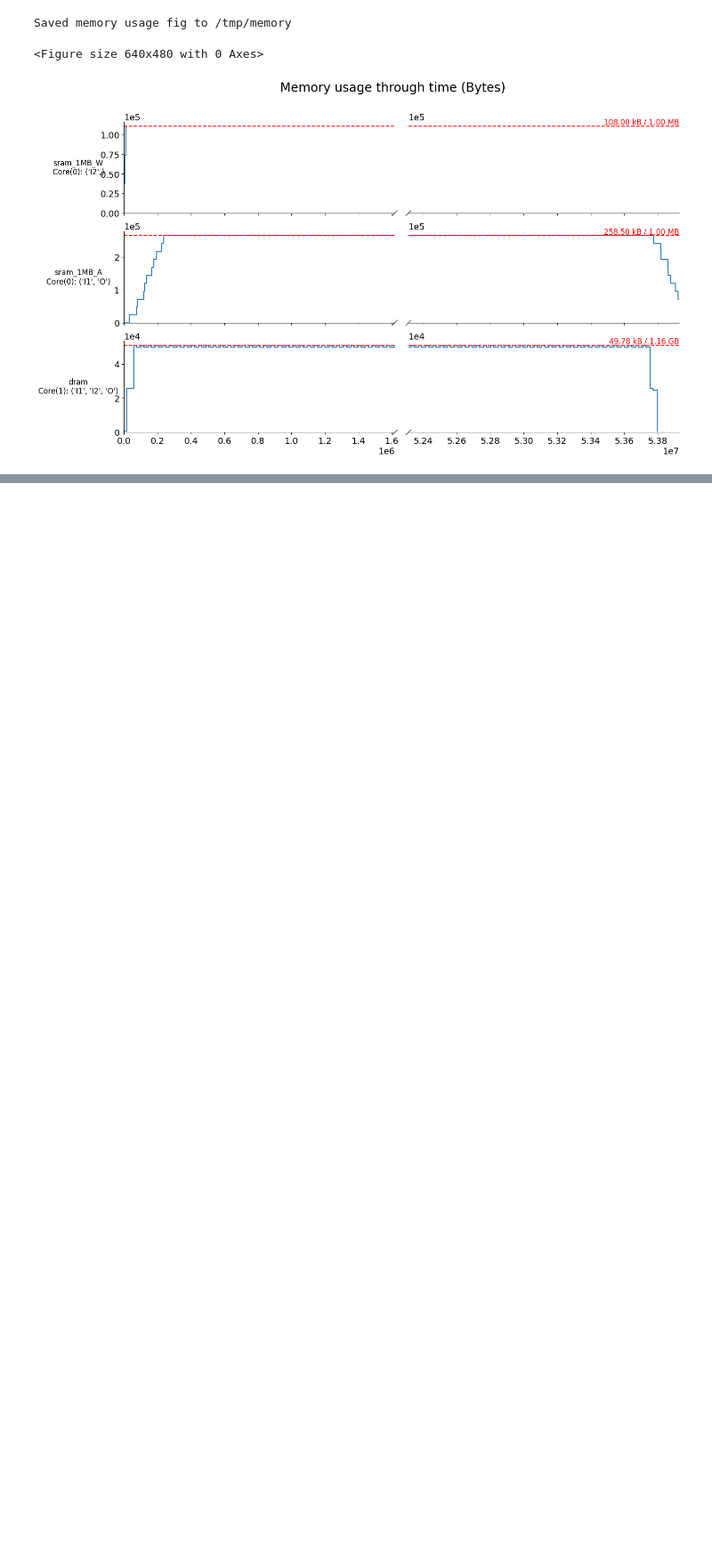
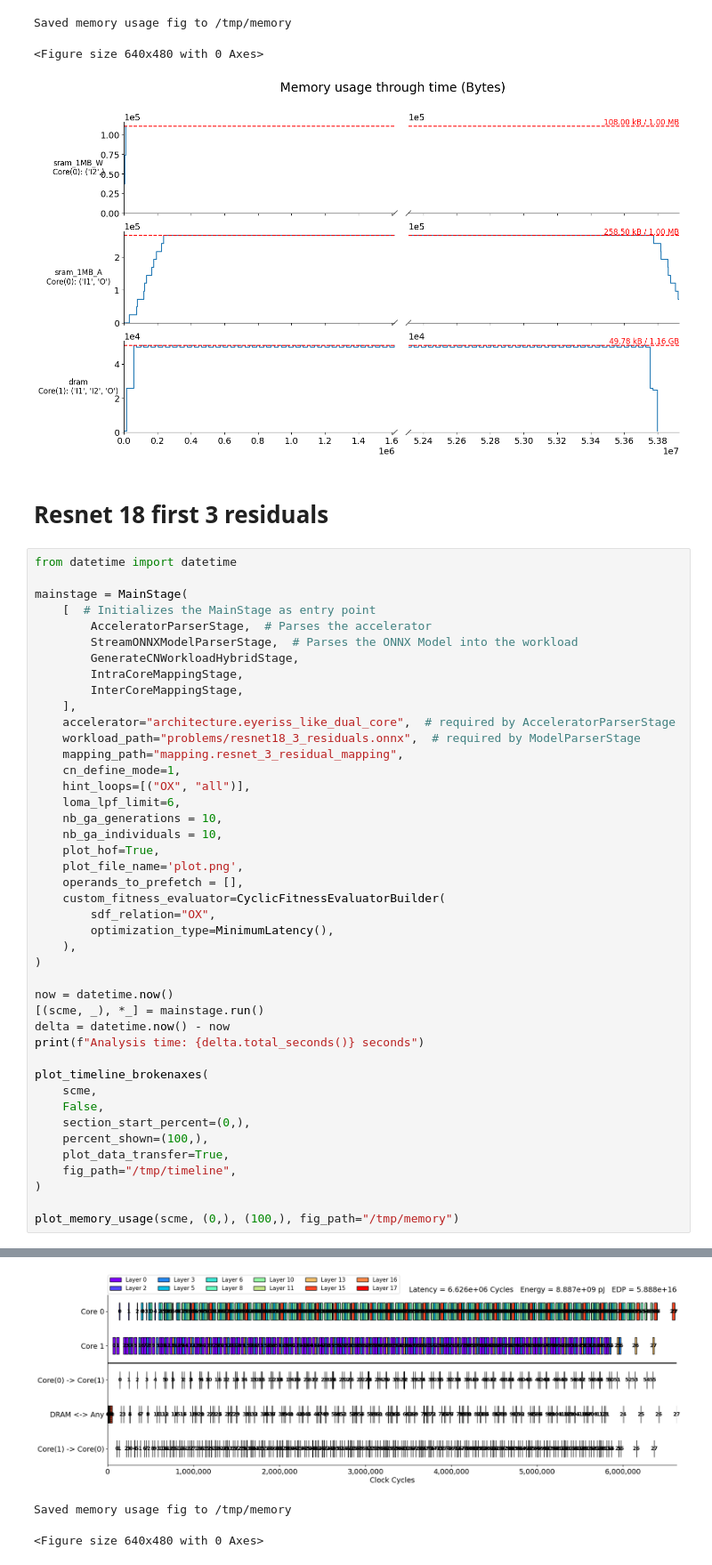
Before and after one commit to Andful/cyclic-scheduling-fitness-evaluator, a Jupyter notebook: example/CyclicScheduler.ipynb, the cells around one changed output, grey strips where cells are left out. Shown at 89% size. Cells and saved outputs as stored; diff of their text form; blank space fills up the shorter version.

Commit message:
add resnet example

```diff
--- a/example/CyclicScheduler.ipynb
+++ b/example/CyclicScheduler.ipynb
@@ -136,3 +136,49 @@ Analysis time: 50.521731 seconds
 Saved memory usage fig to /tmp/memory
 <Figure size 640x480 with 0 Axes>
 [figure]
+# %% [markdown]
+# Resnet 18 first 3 residuals
+# %%
+from datetime import datetime
+
+mainstage = MainStage(
+    [  # Initializes the MainStage as entry point
+        AcceleratorParserStage,  # Parses the accelerator
+        StreamONNXModelParserStage,  # Parses the ONNX Model into the workload
+        GenerateCNWorkloadHybridStage,
+        IntraCoreMappingStage,
+        InterCoreMappingStage,
+    ],
+    accelerator="architecture.eyeriss_like_dual_core",  # required by AcceleratorParserStage
+    workload_path="problems/resnet18_3_residuals.onnx",  # required by ModelParserStage
+    mapping_path="mapping.resnet_3_residual_mapping",
+    cn_define_mode=1,
+    hint_loops=[("OX", "all")],
+    loma_lpf_limit=6,
+    nb_ga_generations = 10,
+    nb_ga_individuals = 10,
+    plot_hof=True,
+    plot_file_name='plot.png',
+    operands_to_prefetch = [],
+    custom_fitness_evaluator=CyclicFitnessEvaluatorBuilder(
+        sdf_relation="OX",
+        optimization_type=MinimumLatency(),
+    ),
+)
+
+now = datetime.now()
+[(scme, _), *_] = mainstage.run()
+delta = datetime.now() - now
+print(f"Analysis time: {delta.total_seconds()} seconds")
+
+plot_timeline_brokenaxes(
+    scme,
+    False,
+    section_start_percent=(0,),
+    percent_shown=(100,),
+    plot_data_transfer=True,
+    fig_path="/tmp/timeline",
+)
+
+plot_memory_usage(scme, (0,), (100,), fig_path="/tmp/memory")
+# %% [output]
@@ -138,0 +198,3 @@ Saved memory usage fig to /tmp/memory
+[figure, added]
+Saved memory usage fig to /tmp/memory
+<Figure size 640x480 with 0 Axes>
```
Also changed, not shown: parts of 1 cell of this notebook, 4 other files.
